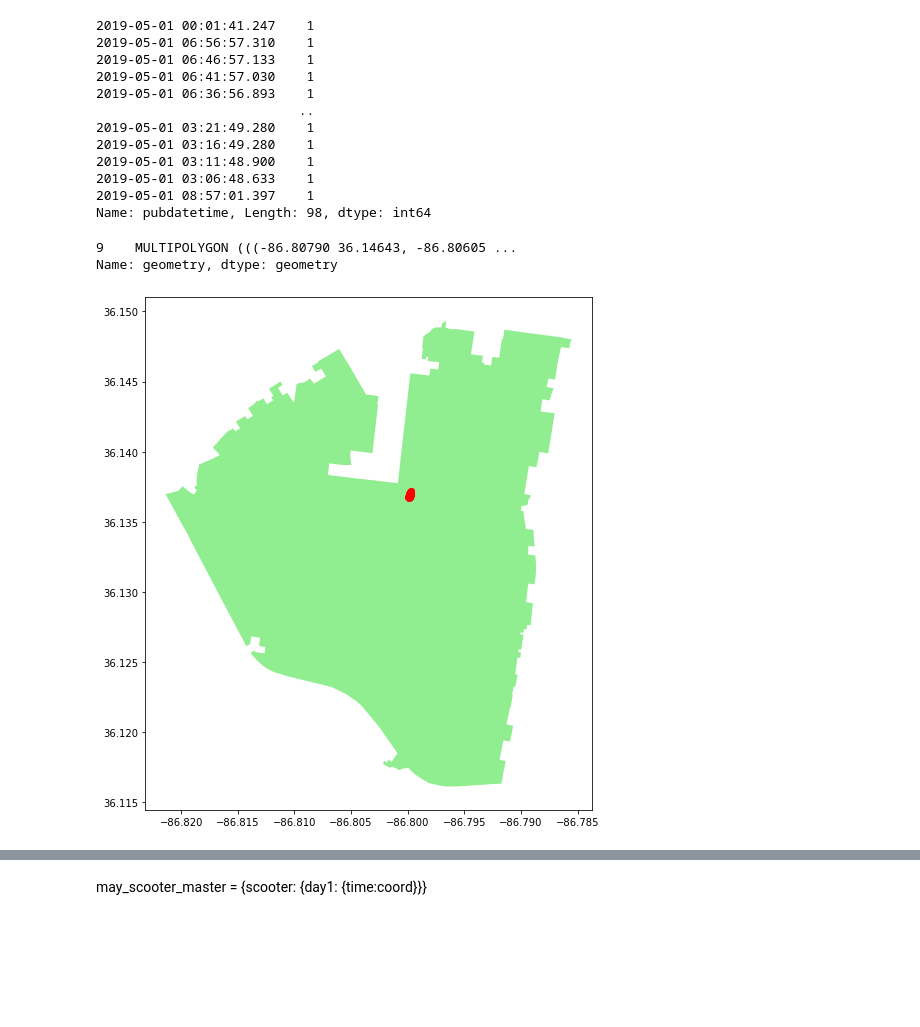
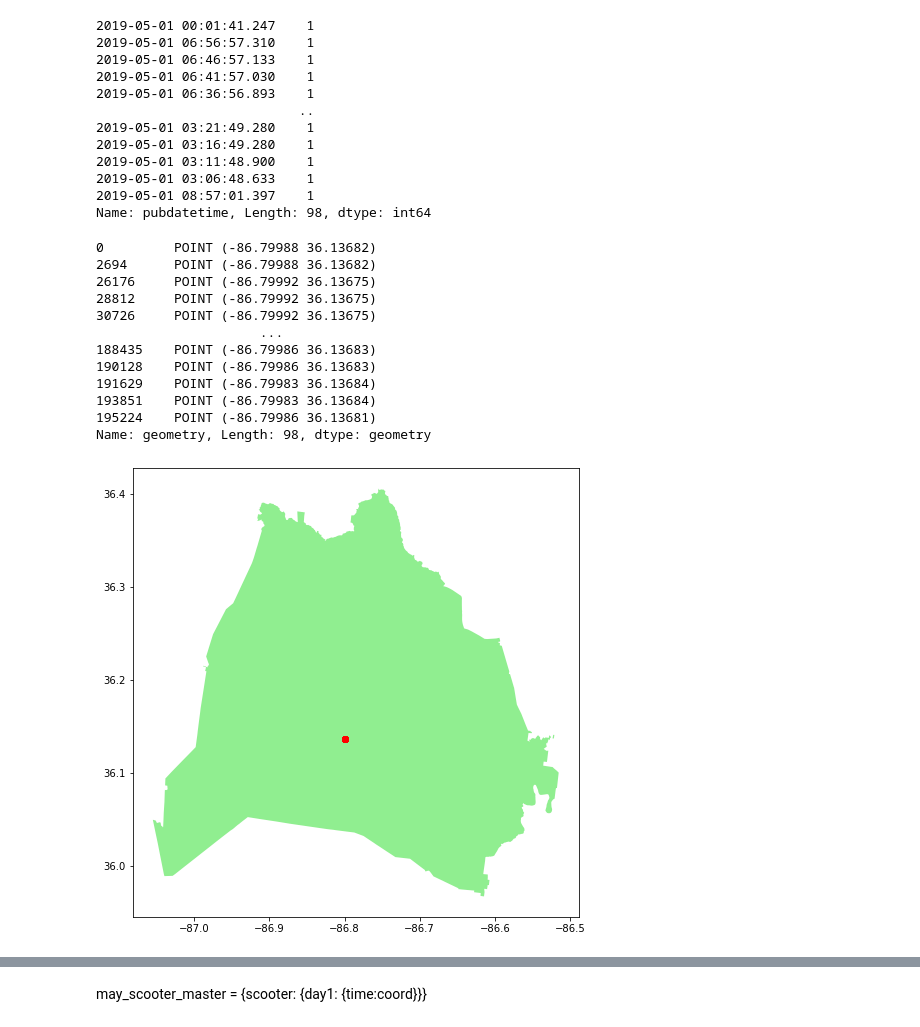
Before and after one commit to derektprice/mapping_scooters_nashville_python, a Jupyter notebook: notebooks/2_EDA_scooters_nashville.ipynb, the cells around one changed output, grey strips where cells are left out. Cells and saved outputs as stored; diff of their text form; code cells hidden in the pictures; blank space fills up the shorter version.

Commit message:
added davidson shape, still issues with adding the markers

```diff
--- a/notebooks/2_EDA_scooters_nashville.ipynb
+++ b/notebooks/2_EDA_scooters_nashville.ipynb
@@ -9,6 +9,8 @@ import geopandas as gpd
 %matplotlib inline
 # %% [markdown]
 #### Read the pickles back in
+# %%
+davidson = gpd.read_file("../data/davidson_co.geojson")
 # %%
 may = pd.read_pickle("../data/may.pkl")
 may.head()
@@ -445,13 +447,23 @@ scooter_checkins
 Name: pubdatetime, Length: 98, dtype: int64
 # %%
 stops_in_37212 = zips.loc[zips['zip'] == '37212']
-stops_in_37212.geometry.to_crs(epsg='4326')
+scooter_zips.geometry.to_crs(epsg='4326')
 # %% [output]
-9    MULTIPOLYGON (((-86.80790 36.14643, -86.80605 ...
-Name: geometry, dtype: geometry
+0         POINT (-86.79988 36.13682)
+2694      POINT (-86.79988 36.13682)
+26176     POINT (-86.79992 36.13675)
+28812     POINT (-86.79992 36.13675)
+30726     POINT (-86.79992 36.13675)
+                     ...
+188435    POINT (-86.79986 36.13683)
+190128    POINT (-86.79986 36.13683)
+191629    POINT (-86.79983 36.13684)
+193851    POINT (-86.79983 36.13684)
+195224    POINT (-86.79986 36.13681)
+Name: geometry, Length: 98, dtype: geometry
 # %%
-ax = stops_in_37212.plot(figsize=(8,10), color='lightgreen')
+ax = davidson.plot(figsize=(8,10), color='lightgreen')
 scooter_day_gdf.plot(ax=ax, color='red')
 plt.show()
 # %% [output]
-[figure, old version]
+[figure, new version]
```
Also changed, not shown: parts of 9 cells of this notebook.
